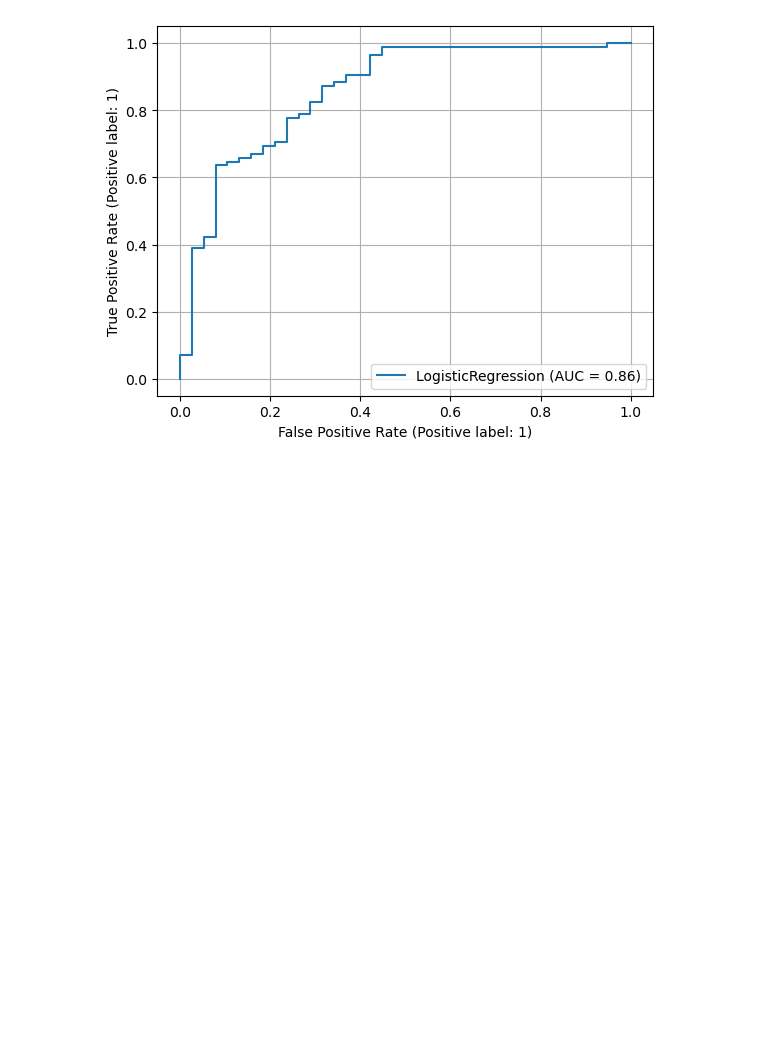
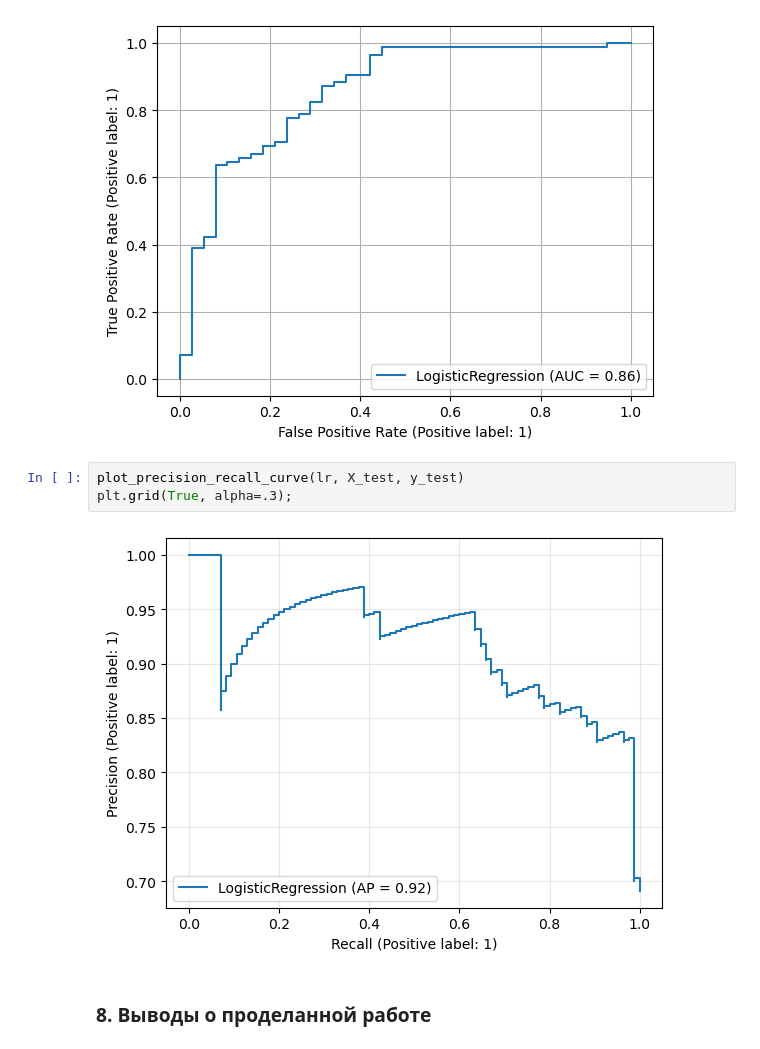
Before and after one commit to dnlygvtv/Python_for_Data_Science_HWs, a Jupyter notebook: HW/HW_7.ipynb, the cells around one changed output. Drawn from its saved outputs; the diff is of its cells as text; blank space fills up the shorter version.

```diff
--- a/HW/HW_7.ipynb
+++ b/HW/HW_7.ipynb
@@ -584,3 +586,10 @@ plot_roc_curve(lr, X_test, y_test)
 plt.grid(True);
 # %% [output]
 [figure]
+# %%
+plot_precision_recall_curve(lr, X_test, y_test)
+plt.grid(True, alpha=.3);
+# %% [output]
+[figure, added]
+# %% [markdown]
+### 8. Выводы о проделанной работе
```
Also changed, not shown: parts of 5 cells of this notebook.
